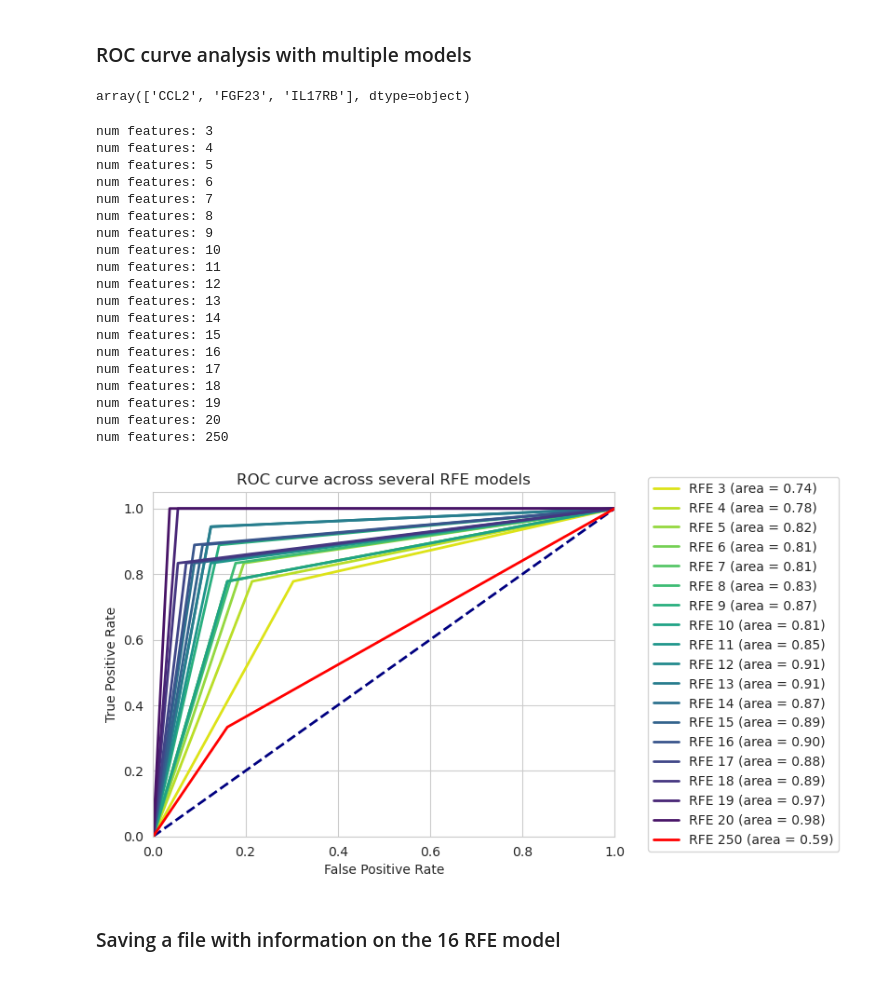
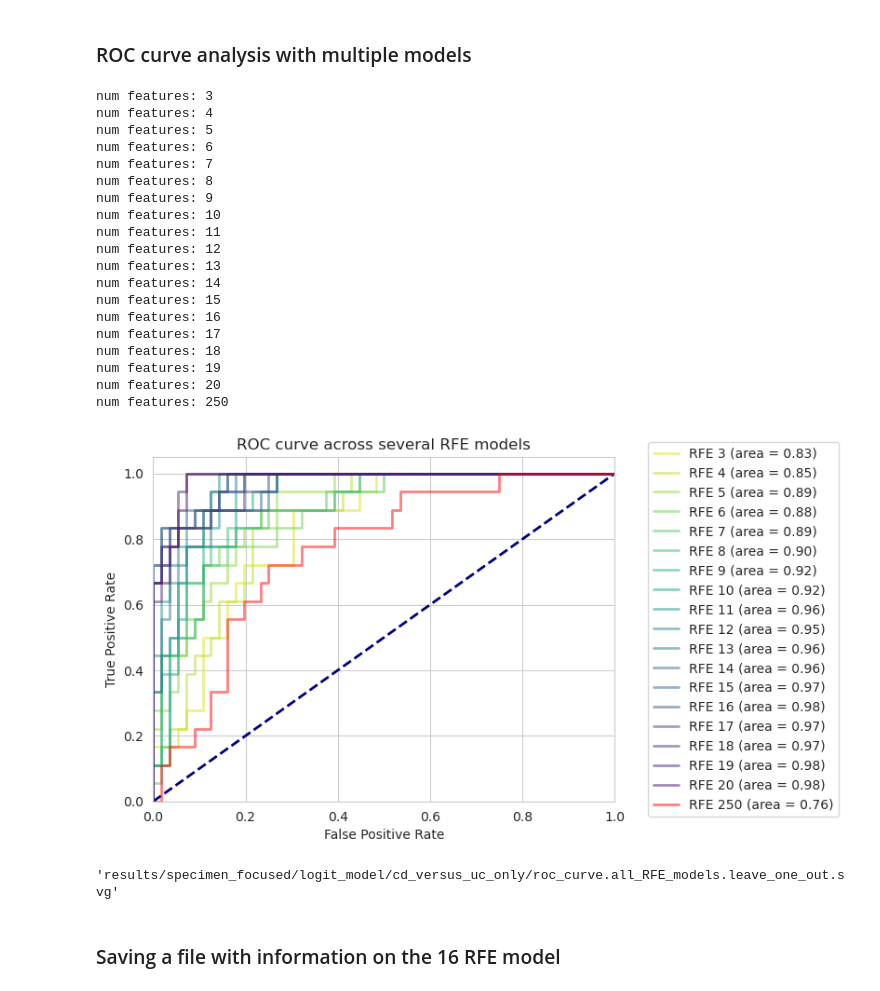
Before and after one commit to VCU-Bioinformatics-Core/20241011.kevin_byrd.ibd_nulisa, a Jupyter notebook: workflow/specimen_focused/cd_versus_uc/logit_model.py.ipynb, the cells around one changed output. Cells and saved outputs as stored; diff of their text form; code cells hidden in the pictures.

Commit message:
Pushing the visit incorporated results

```diff
--- a/workflow/specimen_focused/cd_versus_uc/logit_model.py.ipynb
+++ b/workflow/specimen_focused/cd_versus_uc/logit_model.py.ipynb
@@ -261,14 +304,20 @@ def calculate_loo_validation_results(protein_data, task_data, selected_features_
         real = y_test.iloc[0]
         match = (pred == real)
 
+        # get probs for better roc curve
+        probs =model.predict_proba(X_test)
+        # print(probs)
+        # print(probs.shape)
+        # print(model.classes_)
+
         # append results
-        results_loo.append([train_accuracy, pred, real, match])
+        results_loo.append([train_accuracy, pred, real, match, probs])
 
     return results_loo
 # %%
 results_loo = calculate_loo_validation_results(protein_data, task_data, selected_features_list, random_state)
 # %%
-results_loo_df = pd.DataFrame(results_loo, columns=['train_acc', 'predicted', 'true', 'match'])
+results_loo_df = pd.DataFrame(results_loo, columns=['train_acc', 'predicted', 'true', 'match', 'probs'])
 # %%
 cm_loo = results_loo_df[['predicted', 'true']].value_counts().sort_index()
 cm_loo = cm_loo.to_frame().reset_index().pivot(index='true', columns='predicted', values='count')
@@ -335,8 +372,11 @@ from sklearn.preprocessing import LabelBinarizer
 label_binarizer = LabelBinarizer().fit(results_loo_df['true'])
 y_onehot_test = label_binarizer.transform(results_loo_df['true'])
 y_onehot_preds = label_binarizer.transform(results_loo_df['predicted'])
+
+# get the probabilities for each pred for a better roc curve
+y_prob_preds = np.vstack(results_loo_df['probs'].values)[:,1]
 # %%
-fpr, tpr, _ = roc_curve(y_onehot_test, y_onehot_preds)
+fpr, tpr, _ = roc_curve(y_onehot_test, y_prob_preds)
 roc_auc = auc(fpr, tpr)
 # %%
 fig, ax = plt.subplots()
@@ -360,10 +400,6 @@ plt.show()
 ### ROC curve analysis with multiple models
 # %%
 results_loo = calculate_loo_validation_results(protein_data, task_data, selected_features_list, random_state)
-# %%
-rfe_selected_lists[3]
-# %% [output]
-array(['CCL2', 'FGF23', 'IL17RB'], dtype=object)
 # %%
 # add back the "ALL" case
 roc_rfe_selected_lists = rfe_selected_lists.copy()
@@ -388,47 +424,54 @@ for current_n, curr_features_list in roc_rfe_selected_lists.items():
     print(f'num features: {current_n}')
 
     curr_results_loo = calculate_loo_validation_results(protein_data, task_data, curr_features_list, random_state)
-    curr_results_loo_df = pd.DataFrame(curr_results_loo, columns=['train_acc', 'predicted', 'true', 'match'])
+    curr_results_loo_df = pd.DataFrame(curr_results_loo, columns=['train_acc', 'predicted', 'true', 'match', 'probs'])
     y_onehot_test = label_binarizer.transform(curr_results_loo_df['true'])
     y_onehot_preds = label_binarizer.transform(curr_results_loo_df['predicted'])
 
-    fpr, tpr, _ = roc_curve(y_onehot_test, y_onehot_preds)
+    # get the probabilities for each pred for a better roc curve
+    y_prob_preds = np.vstack(curr_results_loo_df['probs'].values)[:,1]
+
+    fpr, tpr, _ = roc_curve(y_onehot_test, y_prob_preds)
     roc_auc = auc(fpr, tpr)
 
     ax.plot(fpr, tpr, color=roc_colors[i], lw=lw,
-            label=f'RFE {current_n} (area = {roc_auc:.2f})')
+            label=f'RFE {current_n} (area = {roc_auc:.2f})', alpha=0.5)
 
     # update index counter
     i += 1
     if i > 100:
         break
 
 ax.legend(loc="center right", bbox_to_anchor=(1.5, 0.5))
 plt.show()
 
 outfn = os.path.join(outdir, 'roc_curve.all_RFE_models.leave_one_out.svg')
 fig.savefig(outfn)
 # %% [output]
 num features: 3
 num features: 4
 num features: 5
 num features: 6
 num features: 7
 num features: 8
 num features: 9
 num features: 10
 num features: 11
 num features: 12
 num features: 13
 num features: 14
 num features: 15
 num features: 16
 num features: 17
 num features: 18
 num features: 19
 num features: 20
 num features: 250
-[figure, old version]
+[figure, new version]
+# %%
+outfn
+# %% [output]
+'results/specimen_focused/logit_model/cd_versus_uc_only/roc_curve.all_RFE_models.leave_one_out.svg'
 # %% [markdown]
 ### Saving a file with information on the 16 RFE model
 # %%
```
Also changed, not shown: parts of 19 cells of this notebook, 5 other files.
